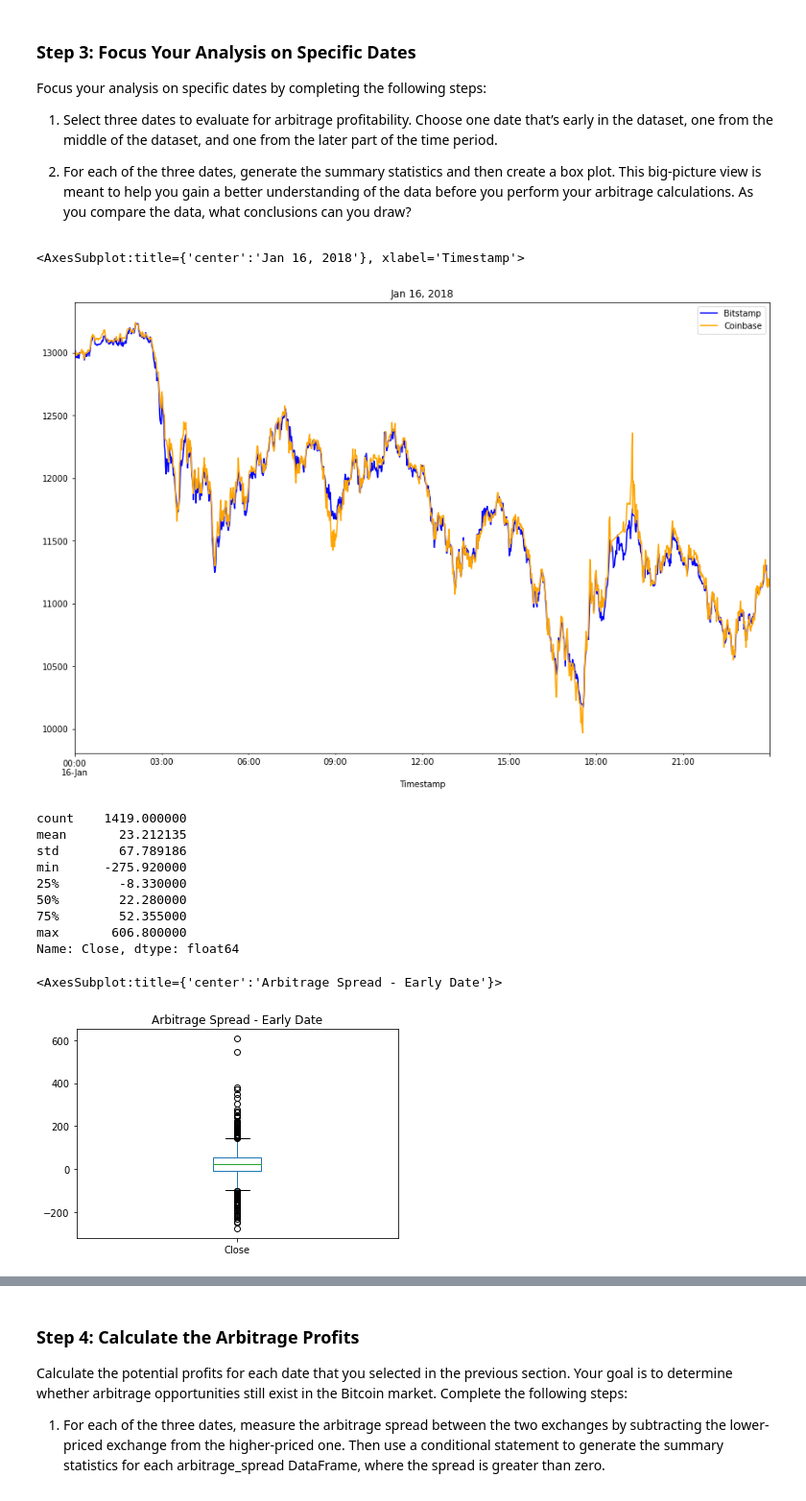
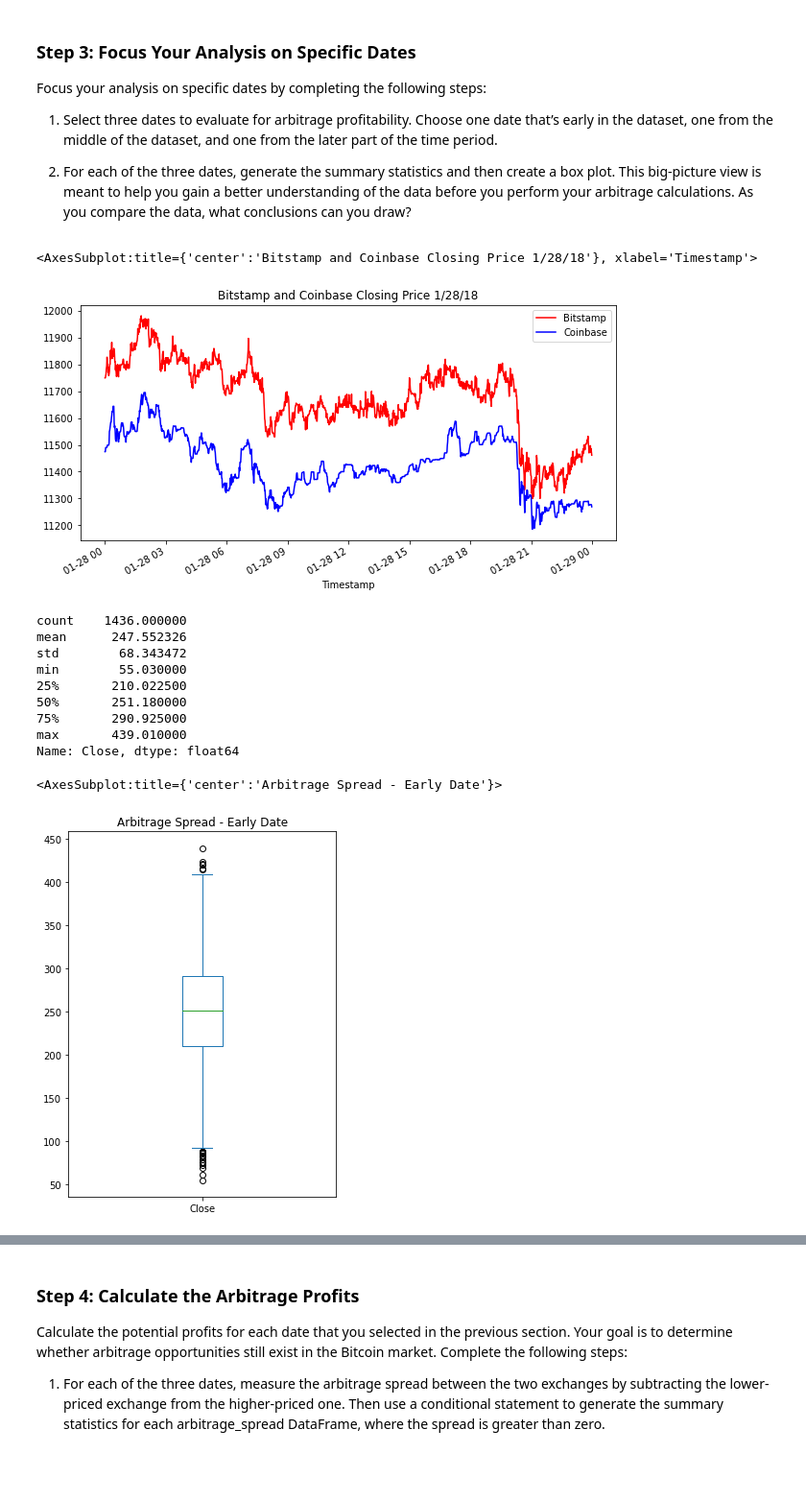
Before and after one commit to abcarmin/Module-3-Challenge, a Jupyter notebook: crypto_arbitrage.ipynb, the cells around one changed output, grey strips where cells are left out. Shown at 96% size. Drawn from its saved outputs; the diff is of its cells as text; code cells hidden in the pictures; blank space fills up the shorter version.

Commit message:
Committing Read Me and Final Arbitrage

```diff
--- a/crypto_arbitrage.ipynb
+++ b/crypto_arbitrage.ipynb
@@ -208,8 +208,8 @@ Select the data you want to analyze. Use `loc` or `iloc` to select the following
 * Close
 # %%
 # Use loc or iloc to select `Timestamp (the index)` and `Close` from bitstamp DataFrame
-bitstamp_sliced = # YOUR CODE HERE
+bitstamp_sliced = bitstamp.loc[:,'Close']
 
 # Review the first five rows of the DataFrame
-# YOUR CODE HERE
+bitstamp_sliced.head()
 # %% [output]
@@ -223,7 +223,7 @@ bitstamp_sliced = # YOUR CODE HERE
 # %%
 # Use loc or iloc to select `Timestamp (the index)` and `Close` from coinbase DataFrame
-coinbase_sliced = # YOUR CODE HERE
+coinbase_sliced = coinbase.loc[:,'Close']
 
 # Review the first five rows of the DataFrame
-# YOUR CODE HERE
+coinbase_sliced.head()
 # %% [output]
@@ -325,33 +328,34 @@ Focus your analysis on specific dates by completing the following steps:
 # %%
 # Create an overlay plot that visualizes the two dataframes over a period of one day early in the dataset.
 # Be sure that the plots include the parameters `legend`, `figsize`, `title`, `color` and `label`
-# YOUR CODE HERE
+bitstamp_sliced.loc['2018-01-28'].plot(color='red', title='Bitstamp and Coinbase Closing Price 1/28/18', figsize=(10,5), legend=True, label='Bitstamp')
+coinbase_sliced.loc['2018-01-28'].plot(color='blue', figsize=(10,5), legend=True, label='Coinbase')
 # %% [output]
-<AxesSubplot:title={'center':'Jan 16, 2018'}, xlabel='Timestamp'>
+<AxesSubplot:title={'center':'Bitstamp and Coinbase Closing Price 1/28/18'}, xlabel='Timestamp'>
-[figure, old version]
+[figure, new version]
 # %%
 # Using the early date that you have selected, calculate the arbitrage spread
 # by subtracting the bitstamp lower closing prices from the coinbase higher closing prices
-arbitrage_spread_early = # YOUR CODE HERE
+arbitrage_spread_early = bitstamp_sliced.loc['2018-01-28']-coinbase_sliced.loc['2018-01-28']
 
 # Generate summary statistics for the early DataFrame
-# YOUR CODE HERE
+arbitrage_spread_early.describe()
 # %% [output]
-count    1419.000000
-mean       23.212135
-std        67.789186
-min      -275.920000
-25%        -8.330000
-50%        22.280000
-75%        52.355000
-max       606.800000
+count    1436.000000
+mean      247.552326
+std        68.343472
+min        55.030000
+25%       210.022500
+50%       251.180000
+75%       290.925000
+max       439.010000
 Name: Close, dtype: float64
 # %%
 # Visualize the arbitrage spread from early in the dataset in a box plot
-# YOUR CODE HERE
+arbitrage_spread_early.plot(kind='box', figsize=(5,7), title='Arbitrage Spread - Early Date')
 # %% [output]
 <AxesSubplot:title={'center':'Arbitrage Spread - Early Date'}>
-[figure, old version]
+[figure, new version]
 # %%
 # Create an overlay plot that visualizes the two dataframes over a period of one day from the middle of the dataset.
 # Be sure that the plots include the parameters `legend`, `figsize`, `title`, `color` and `label`
```
Also changed, not shown: parts of 47 cells of this notebook, 1 other file.
